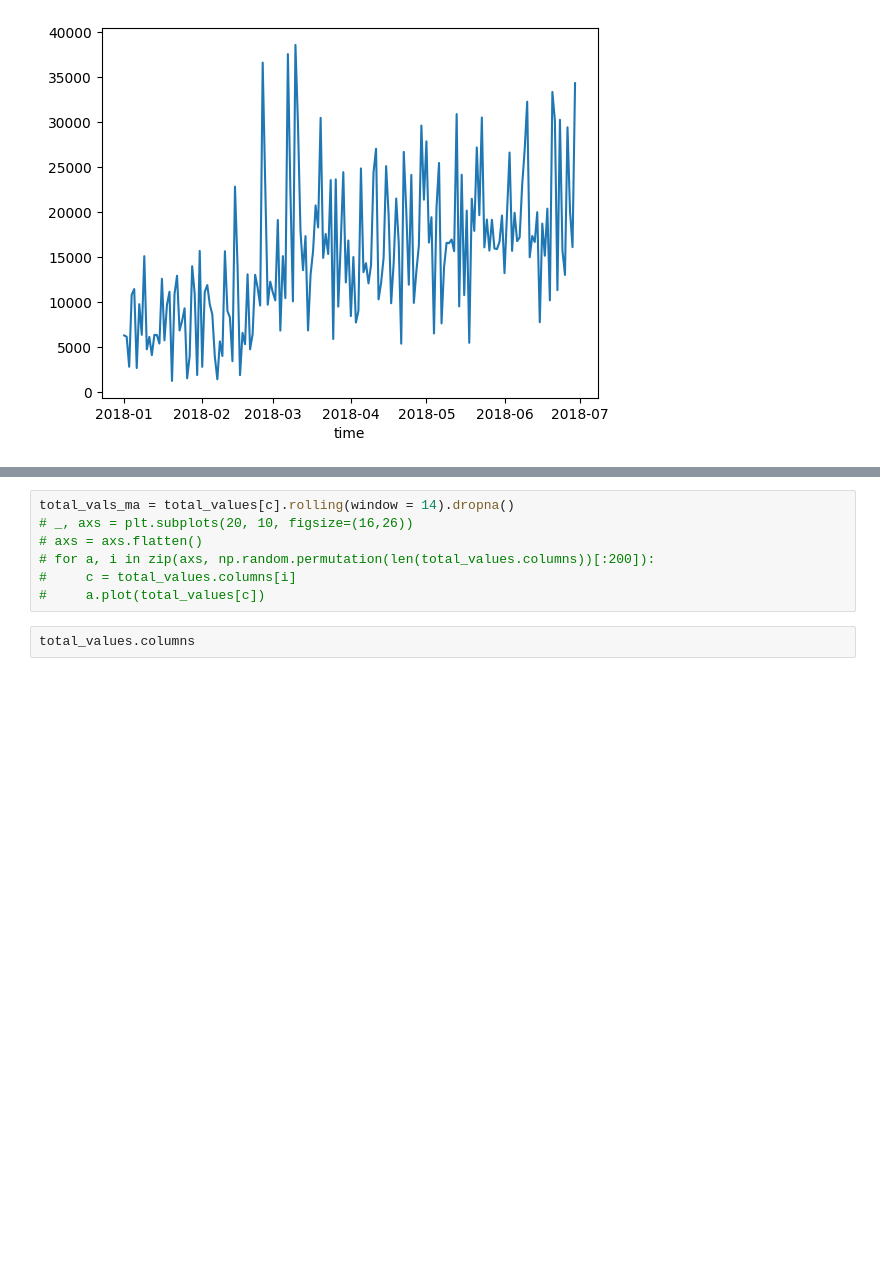
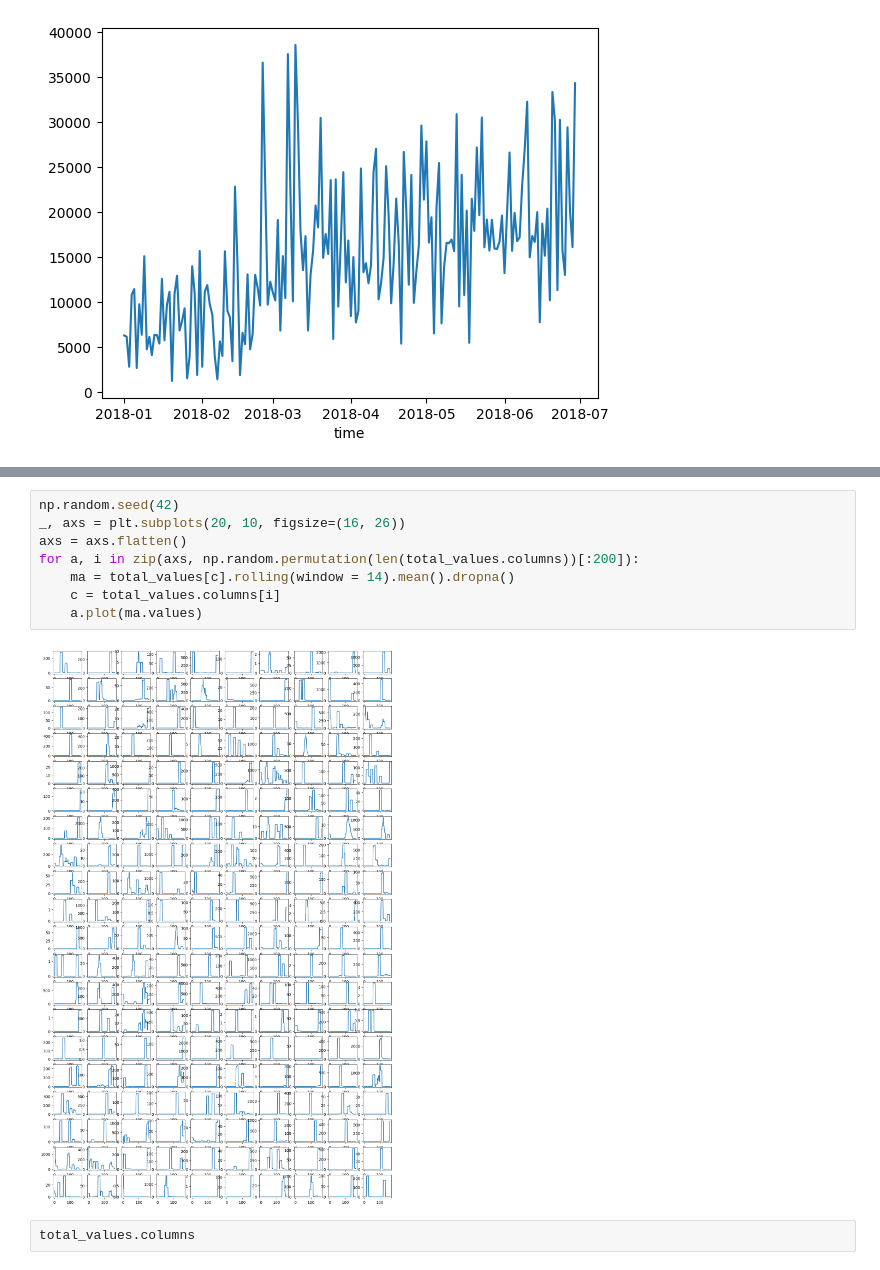
Before and after one commit to damyantilev/case-automated-inventory-management-execution, a Jupyter notebook: stuff.ipynb, the cells around one changed output, grey strips where cells are left out. Cells and saved outputs as stored; diff of their text form; blank space fills up the shorter version.

```diff
--- a/stuff.ipynb
+++ b/stuff.ipynb
@@ -112,10 +113,13 @@ for a, i in zip(axs, np.random.permutation(len(total_values.columns))[:200]):
 # %%
-total_vals_ma = total_values[c].rolling(window = 14).dropna()
-# _, axs = plt.subplots(20, 10, figsize=(16,26))
-# axs = axs.flatten()
-# for a, i in zip(axs, np.random.permutation(len(total_values.columns))[:200]):
-#     c = total_values.columns[i]
-#     a.plot(total_values[c])
+np.random.seed(42)
+_, axs = plt.subplots(20, 10, figsize=(16, 26))
+axs = axs.flatten()
+for a, i in zip(axs, np.random.permutation(len(total_values.columns))[:200]):
+    ma = total_values[c].rolling(window = 14).mean().dropna()
+    c = total_values.columns[i]
+    a.plot(ma.values)
+# %% [output]
+[figure, added]
 # %%
 total_values.columns
 # %% [output]
```
Also changed, not shown: parts of 1 cell of this notebook.
